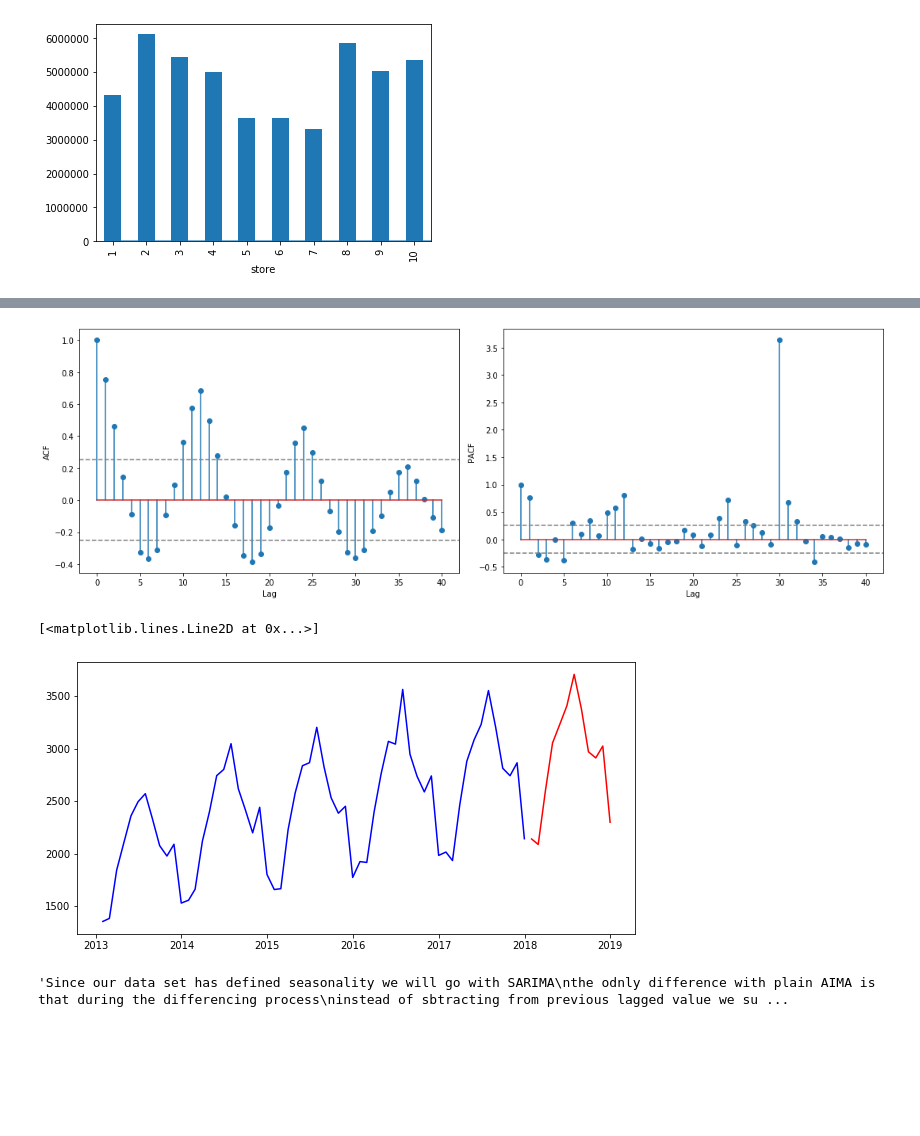
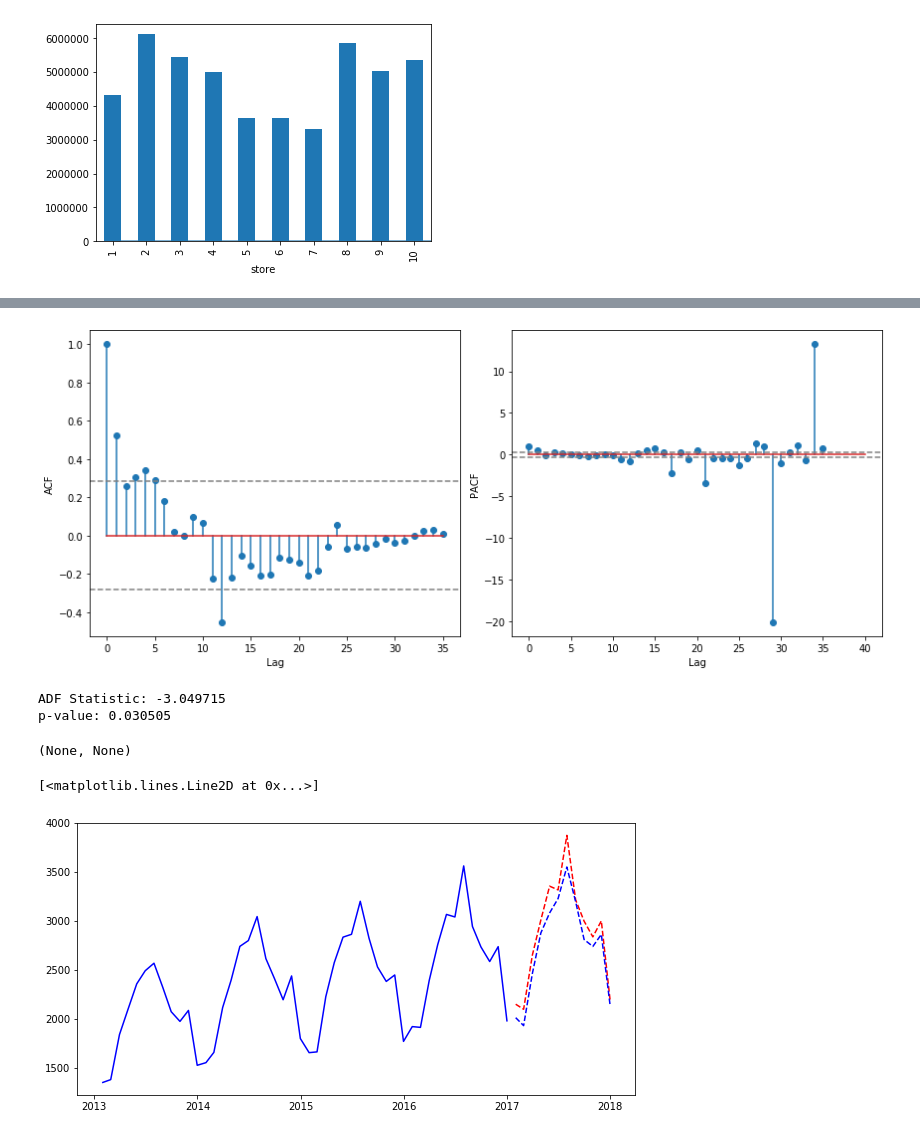
Before and after one commit to arsalhuda24/Seasonal-ARIMA-Forecasting-, a Jupyter notebook: SARIMA.ipynb, the cells around one changed output, grey strips where cells are left out. Saved outputs shown, nothing was run; the diff lists cells and outputs as text; code cells hidden in the pictures; blank space fills up the shorter version.

```diff
--- a/SARIMA.ipynb
+++ b/SARIMA.ipynb
@@ -23,12 +26,11 @@ df_m=ss.set_index('date').resample('M')["sales"].sum()
 # %%
-"""Lets first see the forecast of each item in a particular store evolves.
-We saw that item 15 in store 1 had highest sales
-The goal here is to see how ARIMA model predicts the future values
-"""
-df_1_15=data[(data.store==1) & (data.item==15)]
-df_1_15['date']= pd.to_datetime(df_1_15['date'], errors='coerce')
-df_new=df_1_15.reset_index()
+"""Plot the Time Series (ts)"""
+plt.figure(figsize=(10,5))
+
+df=data[(data.store==1) & (data.item==15)]
+df['date']= pd.to_datetime(df_1_15['date'], errors='coerce')
+df=df.reset_index()
 # df_new.set_index('date').sales.plot()
-df_new=df_new.set_index('date').resample('M')["sales"].sum()
-df_new.plot()
+df=df.set_index('date').resample('M')["sales"].sum()
+df.plot()
 # %% [output]
@@ -58,3 +66,7 @@ dff= df_new
+# %%
+"""split the data into training and testing set"""
+train=df.iloc[0:48]
+test=df.iloc[48:]
 # %%
 """Dickey Fuller Test to check if time series is stationary or not
 The best way to model time series data is to remove the seasonal
@@ -80,0 +86,8 @@ plt.plot(differenced)
+# %%
+"""Log Tranformation"""
+train=np.log(train)
+# %%
+"""seasonal differencing"""
+differenced= train.diff(12)
+differenced=differenced.dropna(inplace=False)
+plt.plot(differenced)
@@ -81,52 +97,54 @@ plt.plot(differenced)
 # %%
 """https://www.datasciencecentral.com/profiles/blogs/tutorial-forecasting-with-seasonal-arima"""
 
 """ACF and PCF plots"""
 from statsmodels.tsa.stattools import acf, pacf
 from statsmodels.graphics.tsaplots import plot_acf, plot_pacf
-lag_acf= acf(dff_tr, nlags=40)
-lag_pacf= pacf(dff_tr, nlags=40, method='ols')
+lag_acf= acf(differenced, nlags=40)
+lag_pacf= pacf(differenced, nlags=40)
 
 """ACF"""
-plt.figure(figsize=(15,5))
+plt.figure(figsize=(12,5))
 plt.subplot(121)
 plt.stem(lag_acf)
-conf_interval= 1.96/np.sqrt(len(dff_tr))
+conf_interval= 1.96/np.sqrt(len(train))
 plt.axhline(y=conf_interval, linestyle='--', color= 'gray')
 plt.axhline(y=-conf_interval, linestyle='--', color= 'gray')
 plt.xlabel("Lag")
 plt.ylabel("ACF")
 
 
 """PACF"""
 plt.subplot(122)
 # plt.figure(figsize=(8,5))
 plt.stem(lag_pacf)
-conf_interval= 1.96/np.sqrt(len(dff_tr))
+conf_interval= 1.96/np.sqrt(len(train))
 plt.axhline(y=conf_interval, linestyle='--', color= 'gray')
 plt.axhline(y=-conf_interval, linestyle='--', color= 'gray')
 plt.xlabel("Lag")
 plt.ylabel("PACF")
 plt.tight_layout()
 # %% [output]
-[figure, old version]
+[figure, new version]
+# %%
+"""Running ADF again to check the p-value"""
+check_stationary(differenced)
+# %% [output]
+ADF Statistic: -3.049715
+p-value: 0.030505
+(None, None)
 # %%
 """Nex we run the arima forecast"""
 from statsmodels.tsa.statespace.sarimax import SARIMAX
-model= SARIMAX(dff_tr, order=(4,1,4), seasonal_order=(1,0,0,12), enforce_stationarity=False, enforce_invertibility=False)
+model= SARIMAX(train, order=(3,1,3), seasonal_order=(1,0,0,12), enforce_stationarity=False, enforce_invertibility=False)
 model_fit=model.fit(disp=False)
 forecast=model_fit.forecast(12)
 forecast= np.exp(forecast)
 """plotting the error metrics"""
 plt.figure(figsize=(10,5))
-plt.plot(forecast, 'r')
-plt.plot(dff,'b')
+plt.plot(forecast, 'r--')
+plt.plot(np.exp(train),'b')
+plt.plot(test,'b--')
 # %% [output]
 [<matplotlib.lines.Line2D at 0x...>]
-[figure, old version]
+[figure, new version]
-# %%
-"""Since our data set has defined seasonality we will go with SARIMA
-the odnly difference with plain AIMA is that during the differencing process
-instead of sbtracting from previous lagged value we subtract from previous season"""
-# %% [output]
-'Since our data set has defined seasonality we will go with SARIMA\nthe odnly difference with plain AIMA is that during the differencing process\ninstead of sbtracting from previous lagged value we su ...
```
Also changed, not shown: parts of 19 cells of this notebook.
